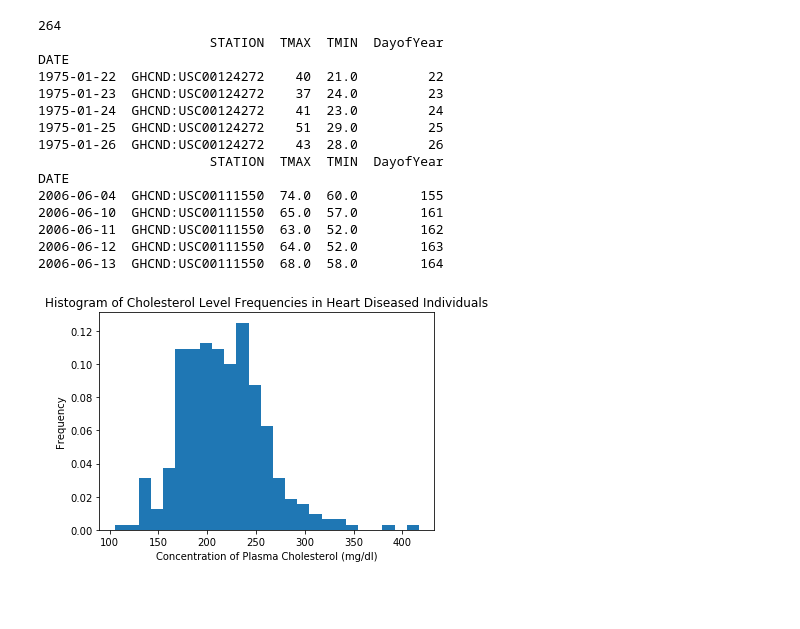
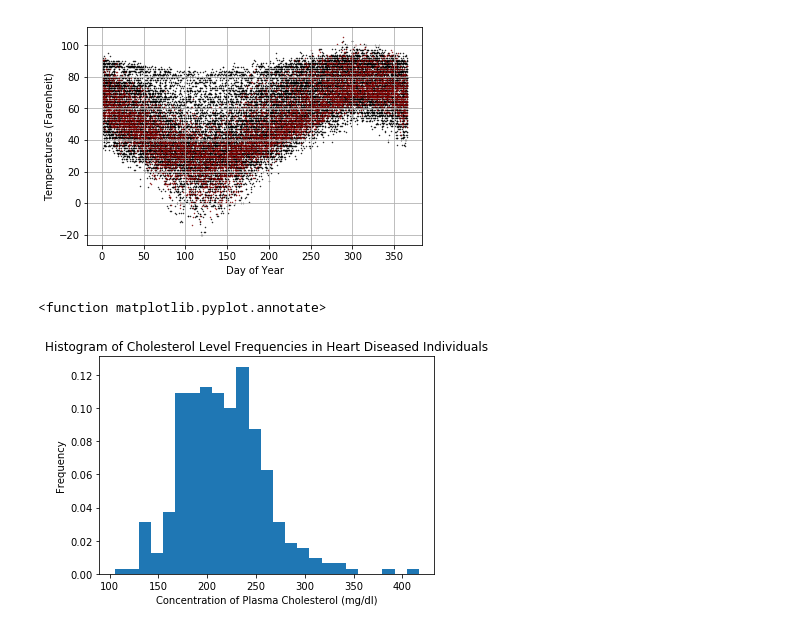
Before and after one commit to rzhang15/BootCamp2017, a Jupyter notebook: ProbSets/Comp/Week_2/rzhang15_pdf.ipynb, the cells around one changed output. Saved outputs shown, nothing was run; the diff lists cells and outputs as text; code cells hidden in the pictures; blank space fills up the shorter version.

```diff
--- a/ProbSets/Comp/Week_2/rzhang15_pdf.ipynb
+++ b/ProbSets/Comp/Week_2/rzhang15_pdf.ipynb
@@ -9,44 +9,51 @@ from mpl_toolkits.mplot3d import Axes3D
 # %%
 # A lifetime of temperatures
 offset_day = pd.to_datetime('1975-09-21').dayofyear
 
 Indiana = pd.read_csv("/Users/rubyzhang/Desktop/UChicago/OSML/BootCamp2017/ProbSets/Comp/Week_2/Indiana.csv", index_col=1)
 Indiana.index = pd.to_datetime(Indiana.index)
 Indiana['DayofYear'] = Indiana.index.dayofyear
+Indiana['DayofYear'] = np.where(Indiana['DayofYear']>= offset_day, Indiana['DayofYear']-offset_day+1, 366+Indiana['DayofYear']-offset_day)
+plt.scatter(Indiana['DayofYear'], Indiana['TMAX'], c='black', linewidths=None, s=0.2)
+plt.scatter(Indiana['DayofYear'], Indiana['TMIN'], c='black', linewidths=None, s=0.2)
 
 Pittsburgh = pd.read_csv("/Users/rubyzhang/Desktop/UChicago/OSML/BootCamp2017/ProbSets/Comp/Week_2/Pittsburgh.csv", index_col=1)
 Pittsburgh.index = pd.to_datetime(Pittsburgh.index)
 Pittsburgh['DayofYear'] = Pittsburgh.index.dayofyear
+Pittsburgh['DayofYear'] = np.where(Pittsburgh['DayofYear']>= offset_day, Pittsburgh['DayofYear']-offset_day+1, 366+Pittsburgh['DayofYear']-offset_day)
+plt.scatter(Pittsburgh['DayofYear'], Pittsburgh['TMAX'], c='black', linewidths=None, s=0.2)
+plt.scatter(Pittsburgh['DayofYear'], Pittsburgh['TMIN'], c='black', linewidths=None, s=0.2)
 
 Miami = pd.read_csv("/Users/rubyzhang/Desktop/UChicago/OSML/BootCamp2017/ProbSets/Comp/Week_2/Miami.csv", index_col=1)
 Miami.index = pd.to_datetime(Miami.index)
 Miami['DayofYear'] = Miami.index.dayofyear
+Miami['DayofYear'] = np.where(Miami['DayofYear']>= offset_day, Miami['DayofYear']-offset_day+1, 366+Miami['DayofYear']-offset_day)
+plt.scatter(Miami['DayofYear'], Miami['TMAX'], c='black', linewidths=None, s=0.2)
+plt.scatter(Miami['DayofYear'], Miami['TMIN'], c='black', linewidths=None, s=0.2)
 
 Washington = pd.read_csv("/Users/rubyzhang/Desktop/UChicago/OSML/BootCamp2017/ProbSets/Comp/Week_2/Washington.csv", index_col=1)
 Washington.index = pd.to_datetime(Washington.index)
 Washington['DayofYear'] = Washington.index.dayofyear
+Washington['DayofYear'] = np.where(Washington['DayofYear']>= offset_day, Washington['DayofYear']-offset_day+1, 366+Washington['DayofYear']-offset_day)
+plt.scatter(Washington['DayofYear'], Washington['TMAX'], c='black', linewidths=None, s=0.2)
+plt.scatter(Washington['DayofYear'], Washington['TMIN'], c='black', linewidths=None, s=0.2)
 
 Chicago = pd.read_csv("/Users/rubyzhang/Desktop/UChicago/OSML/BootCamp2017/ProbSets/Comp/Week_2/Chicago.csv", index_col=1)
 Chicago.index = pd.to_datetime(Chicago.index)
 Chicago['DayofYear'] = Chicago.index.dayofyear
+Chicago['DayofYear'] = np.where(Chicago['DayofYear']>= offset_day, Chicago['DayofYear']-offset_day+1, 366+Chicago['DayofYear']-offset_day)
+plt.scatter(Chicago['DayofYear'], Chicago['TMAX'], c='maroon', linewidths=None, s=0.2)
+plt.scatter(Chicago['DayofYear'], Chicago['TMIN'], c='maroon', linewidths=None, s=0.2)
 
+plt.grid()
+plt.xlabel("Day of Year")
+plt.ylabel('Temperatures (Farenheit)')
+plt.show()
+plt.savefig('images/lifetimeweather.png')
 plt.annotate
 # %% [output]
+[figure, added]
-264
-                      STATION  TMAX  TMIN  DayofYear
-DATE
-1975-01-22  GHCND:USC00124272    40  21.0         22
-1975-01-23  GHCND:USC00124272    37  24.0         23
-1975-01-24  GHCND:USC00124272    41  23.0         24
-1975-01-25  GHCND:USC00124272    51  29.0         25
-1975-01-26  GHCND:USC00124272    43  28.0         26
-                      STATION  TMAX  TMIN  DayofYear
-DATE
-2006-06-04  GHCND:USC00111550  74.0  60.0        155
-2006-06-10  GHCND:USC00111550  65.0  57.0        161
-2006-06-11  GHCND:USC00111550  63.0  52.0        162
-2006-06-12  GHCND:USC00111550  64.0  52.0        163
-2006-06-13  GHCND:USC00111550  68.0  58.0        164
+<function matplotlib.pyplot.annotate>
 # %%
 # 3D Histogram
 
```
